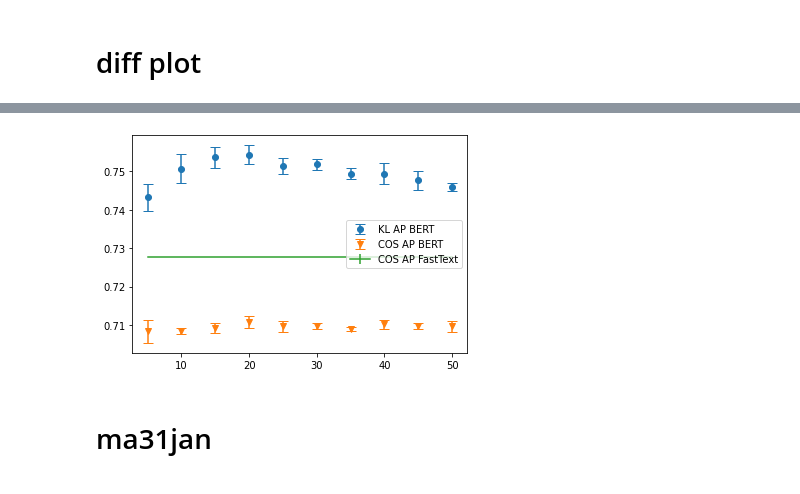
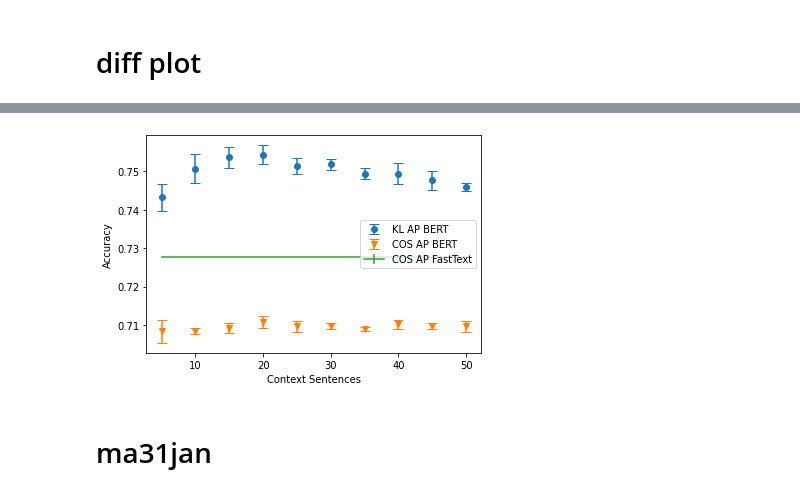
Before and after one commit to roritol/Bachelor-thesis, a Jupyter notebook: jupyter_notebook/Pipeline_Bert_Baroni.ipynb, the cells around one changed output, grey strips where cells are left out. Saved outputs shown, nothing was run; the diff lists cells and outputs as text; code cells hidden in the pictures.

```diff
--- a/jupyter_notebook/Pipeline_Bert_Baroni.ipynb
+++ b/jupyter_notebook/Pipeline_Bert_Baroni.ipynb
@@ -476,34 +475,36 @@ yerr = df_kl_bert.groupby('Max Context')['Score'].std()
 
 plt.errorbar(x, y, yerr, fmt='o', capsize=5, label='KL AP BERT')
 
 # COS Score AP BERT
 df_cos_bert = df_bert.melt(id_vars='Max Context', value_vars=['COS Score AP'], value_name='Score')
 df_cos_bert['Model'] = df_cos_bert['variable'].apply(lambda x: x.split()[0])
 df_cos_bert['Max Context'] = df_cos_bert['Max Context'].apply(lambda x: int(x.split("BERT")[1]))
 
 x = df_cos_bert['Max Context'].unique()
 y = df_cos_bert.groupby('Max Context')['Score'].mean()
 yerr = df_cos_bert.groupby('Max Context')['Score'].std()
 
 plt.errorbar(x, y, yerr, fmt='v', capsize=5, label='COS AP BERT')
 # axes[0, 0].set_xlabel('Max Context')
 # axes[0, 0].set_ylabel('Score')
 
 # COS Score AP EMP
 df_cos_emp = df_emp.melt(id_vars='Max Context', value_vars=['COS Score AP'], value_name='Score')
 df_cos_emp['Model'] = df_cos_emp['variable'].apply(lambda x: x.split()[0])
 df_cos_emp['Max Context'] = df_cos_emp['Max Context'].apply(lambda x: int(x.split("EMP")[1]))
 
 x = df_cos_emp['Max Context'].unique()
 y = df_cos_emp.groupby('Max Context')['Score'].mean()
 yerr = df_cos_emp.groupby('Max Context')['Score'].std()
 
 plt.errorbar(x, y, yerr, label='COS AP FastText')
 
+plt.xlabel("Context Sentences")
+plt.ylabel("Accuracy")
 plt.legend()
 plt.show()
 # %% [output]
-[figure, old version]
+[figure, new version]
 # %% [markdown]
 # ma31jan
 # %%
```
Also changed, not shown: parts of 1 cell of this notebook, 2 other files.
